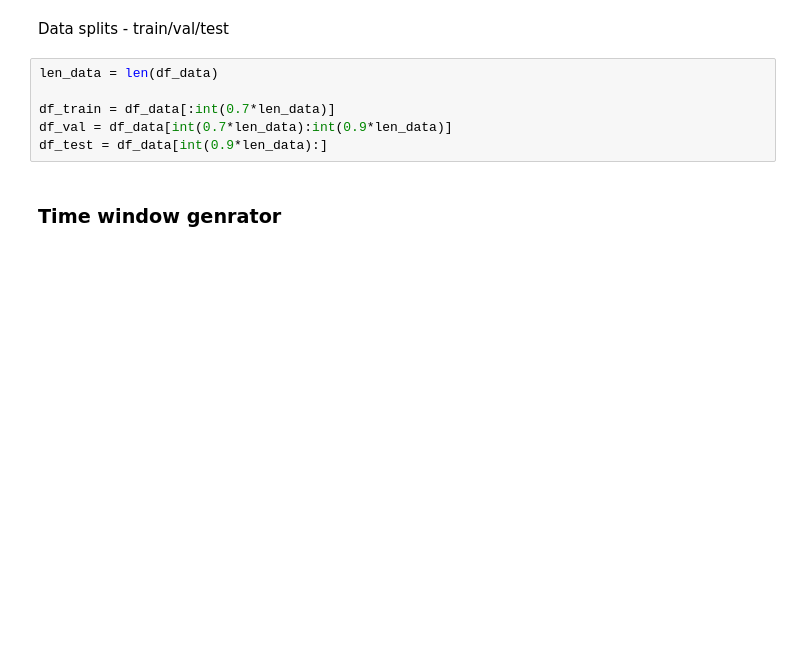
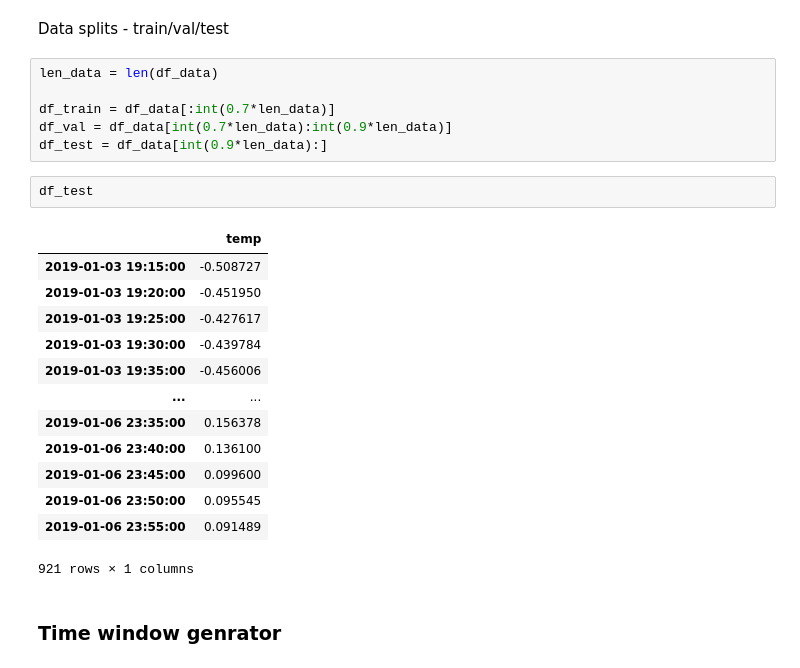
Before and after one commit to maciej-sakwa/project__DLR, a Jupyter notebook: 002_DLR_STM_MLP_size_comparison copy.ipynb, the cells around one changed output. Cells and saved outputs as stored; diff of their text form; blank space fills up the shorter version.

```diff
--- a/002_DLR_STM_MLP_size_comparison copy.ipynb
+++ b/002_DLR_STM_MLP_size_comparison copy.ipynb
@@ -35,6 +35,22 @@ len_data = len(df_data)
 df_train = df_data[:int(0.7*len_data)]
 df_val = df_data[int(0.7*len_data):int(0.9*len_data)]
 df_test = df_data[int(0.9*len_data):]
+# %%
+df_test
+# %% [output]
+|  | temp |
+| 2019-01-03 19:15:00 | -0.508727 |
+| 2019-01-03 19:20:00 | -0.451950 |
+| 2019-01-03 19:25:00 | -0.427617 |
+| 2019-01-03 19:30:00 | -0.439784 |
+| 2019-01-03 19:35:00 | -0.456006 |
+| ... | ... |
+| 2019-01-06 23:35:00 | 0.156378 |
+| 2019-01-06 23:40:00 | 0.136100 |
+| 2019-01-06 23:45:00 | 0.099600 |
+| 2019-01-06 23:50:00 | 0.095545 |
+| 2019-01-06 23:55:00 | 0.091489 |
+921 rows × 1 columns
 # %% [markdown]
 ### Time window genrator
 # %% [markdown]
```
Also changed, not shown: 1 other file.
